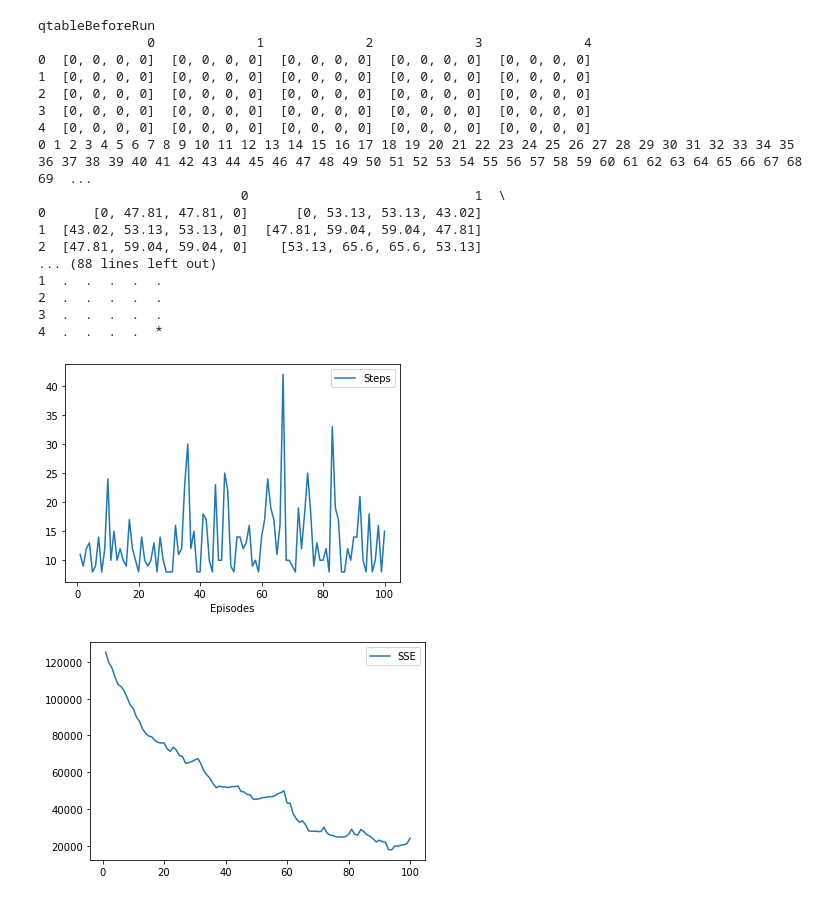
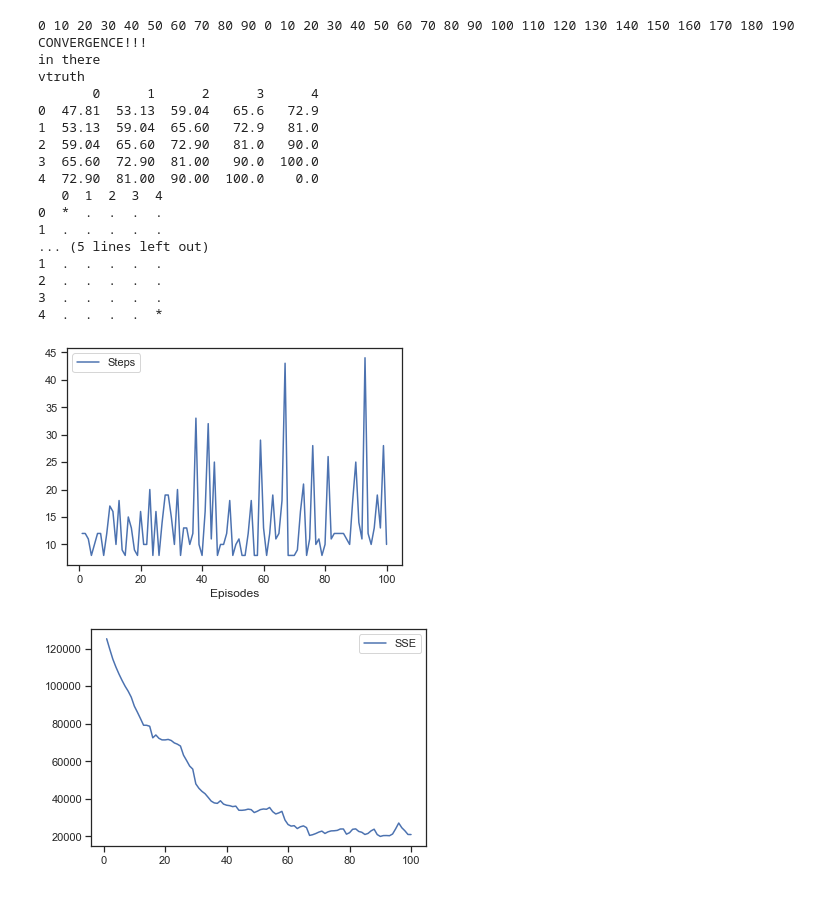
Before and after one commit to FreedomEclipse/GridWorld, a Jupyter notebook: gridworldAdv.ipynb, the cells around one changed output. Saved outputs shown, nothing was run; the diff lists cells and outputs as text; code cells hidden in the pictures.

```diff
--- a/gridworldAdv.ipynb
+++ b/gridworldAdv.ipynb
@@ -468,7 +468,9 @@ def run(pdef, iters, path, eps, getQtruth, alg):
                 grid.walls.append(grid.door)
                 player.gotkey = False
                 player.gotdoor = False
-            print(i, end=' ')
+
+            if i % 10 == 0:
+                print(i, end=' ')
             #print(i)
             #print("after in Run: prevq")
             #print(grid.prevq)
@@ -616,8 +619,11 @@ print(grid.qtruth)
 runiters = [100]
 for i in range(0, len(runiters)):
 
+    grid.reset_showboard()
     player = Player(grid, [0, 0])
     charts = Charts(runiters[i])
+
+    print(grid.show_board)
 
     run(False, runiters[i], None, 0.3, False, 'ql')
 
@@ -682,12 +683,18 @@ for i in range(0, len(runiters)):
 
     p = [['S', 'E', 'E', 'E', 'S'], ['E', 'S', 'S', 'S', 'W'], ['N', 'E', 'E', 'S', 'S'], ['N', 'W', 'W', 'E', 'S'], ['N', 'W', 'W', 'E', 'N']]
     policy = pd.DataFrame(p)
-    print(policy)
+    #print(policy)
 
+    grid.reset_showboard()
     player = Player(grid, [0, 0])
     player.policy = policy
+
+    print("Policy")
     print(player.policy)
+
     charts = Charts(runiters[i])
+
+    print(grid.show_board)
 
     run(False, runiters[i], None, 0.3, False, 'sarsa')
 
@@ -695,13 +702,13 @@ for i in range(0, len(runiters)):
 
     #player.detPolicyV()
 
-    print(player.policy)
+    #print(player.policy)
 
 sarsteps = charts.stepsGoal[:]
 sarsse = charts.sse[:]
 
 plt.figure()
-g1 = sns.lineplot(data=charts.stepsGoal)
+g1 = sns.lineplot(data=sarsteps)
 plt.figure()
-g2 = sns.lineplot(data=charts.sse)
+g2 = sns.lineplot(data=sarsse)
 # %% [output]
@@ -743,51 +750,54 @@ itersTruth = [100, 200, 500, 900]
 
 grid.determineQtruth(itersTruth, True, False)
 
-#print("vtruth")
-#print(grid.vtruth)
+print("vtruth")
+print(grid.vtruth)
 
 
 runiters = [100]
 for i in range(0, len(runiters)):
 
     p = [['S', 'E', 'E', 'E', 'S'], ['E', 'S', 'S', 'S', 'W'], ['N', 'E', 'E', 'S', 'S'], ['N', 'W', 'W', 'E', 'S'], ['N', 'W', 'W', 'E', 'N']]
     policy = pd.DataFrame(p)
-    print(policy)
+    #print(policy)
 
+    grid.reset_showboard()
     player = Player(grid, [0, 0])
+    print(grid.show_board)
+
     player.policy = policy
-    print(player.policy)
+    #print(player.policy)
     charts = Charts(runiters[i])
 
     run(False, runiters[i], None, 0.3, False, 'td')
 
     print(grid.show_board)
 
 tdsteps = charts.stepsGoal[:]
 tdsse = charts.sse[:]
 
 plt.figure()
 g1 = sns.lineplot(data=charts.stepsGoal)
 plt.figure()
 g2 = sns.lineplot(data=charts.sse)
 # %% [output]
-qtableBeforeRun
-              0             1             2             3             4
-0  [0, 0, 0, 0]  [0, 0, 0, 0]  [0, 0, 0, 0]  [0, 0, 0, 0]  [0, 0, 0, 0]
-1  [0, 0, 0, 0]  [0, 0, 0, 0]  [0, 0, 0, 0]  [0, 0, 0, 0]  [0, 0, 0, 0]
-2  [0, 0, 0, 0]  [0, 0, 0, 0]  [0, 0, 0, 0]  [0, 0, 0, 0]  [0, 0, 0, 0]
-3  [0, 0, 0, 0]  [0, 0, 0, 0]  [0, 0, 0, 0]  [0, 0, 0, 0]  [0, 0, 0, 0]
-4  [0, 0, 0, 0]  [0, 0, 0, 0]  [0, 0, 0, 0]  [0, 0, 0, 0]  [0, 0, 0, 0]
-0 1 2 3 4 5 6 7 8 9 10 11 12 13 14 15 16 17 18 19 20 21 22 23 24 25 26 27 28 29 30 31 32 33 34 35 36 37 38 39 40 41 42 43 44 45 46 47 48 49 50 51 52 53 54 55 56 57 58 59 60 61 62 63 64 65 66 67 68 69  ...
-                          0                             1  \
-0      [0, 47.81, 47.81, 0]      [0, 53.13, 53.13, 43.02]
-1  [43.02, 53.13, 53.13, 0]  [47.81, 59.04, 59.04, 47.81]
-2  [47.81, 59.04, 59.04, 0]    [53.13, 65.6, 65.6, 53.13]
-... (88 lines left out)
+0 10 20 30 40 50 60 70 80 90 0 10 20 30 40 50 60 70 80 90 100 110 120 130 140 150 160 170 180 190 CONVERGENCE!!!
+in there
+vtruth
+       0      1      2      3      4
+0  47.81  53.13  59.04   65.6   72.9
+1  53.13  59.04  65.60   72.9   81.0
+2  59.04  65.60  72.90   81.0   90.0
+3  65.60  72.90  81.00   90.0  100.0
+4  72.90  81.00  90.00  100.0    0.0
+   0  1  2  3  4
+0  *  .  .  .  .
+1  .  .  .  .  .
+... (5 lines left out)
 1  .  .  .  .  .
 2  .  .  .  .  .
 3  .  .  .  .  .
 4  .  .  .  .  *
-[figure, old version]
+[figure, new version]
-[figure, old version]
+[figure, new version]
 # %%
```
Also changed, not shown: parts of 25 cells of this notebook.
